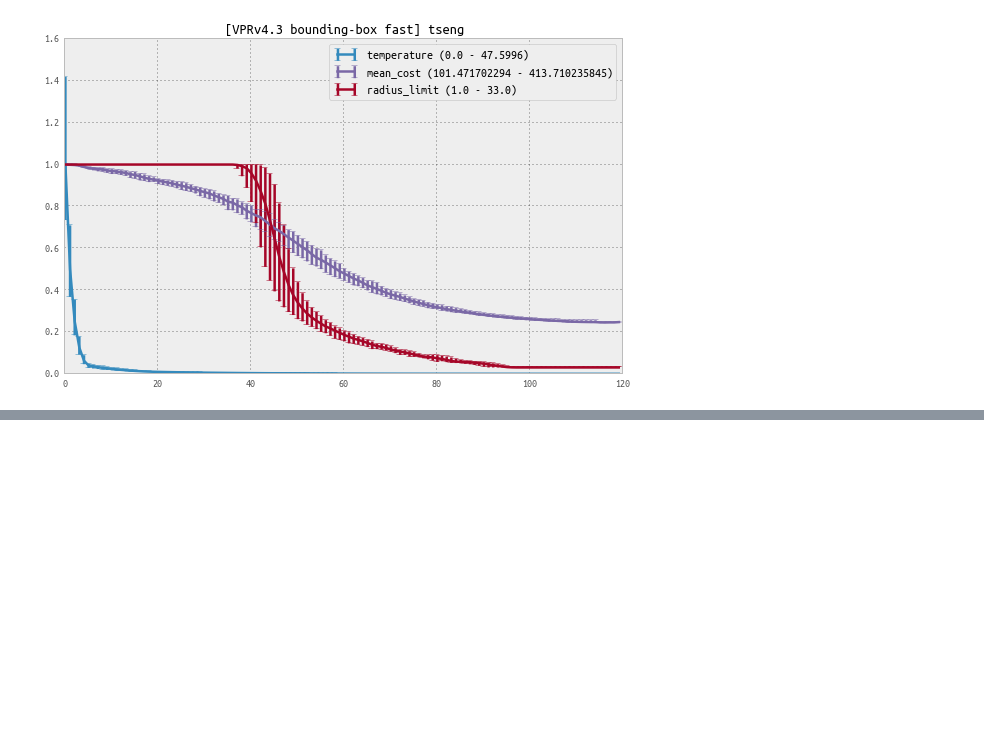
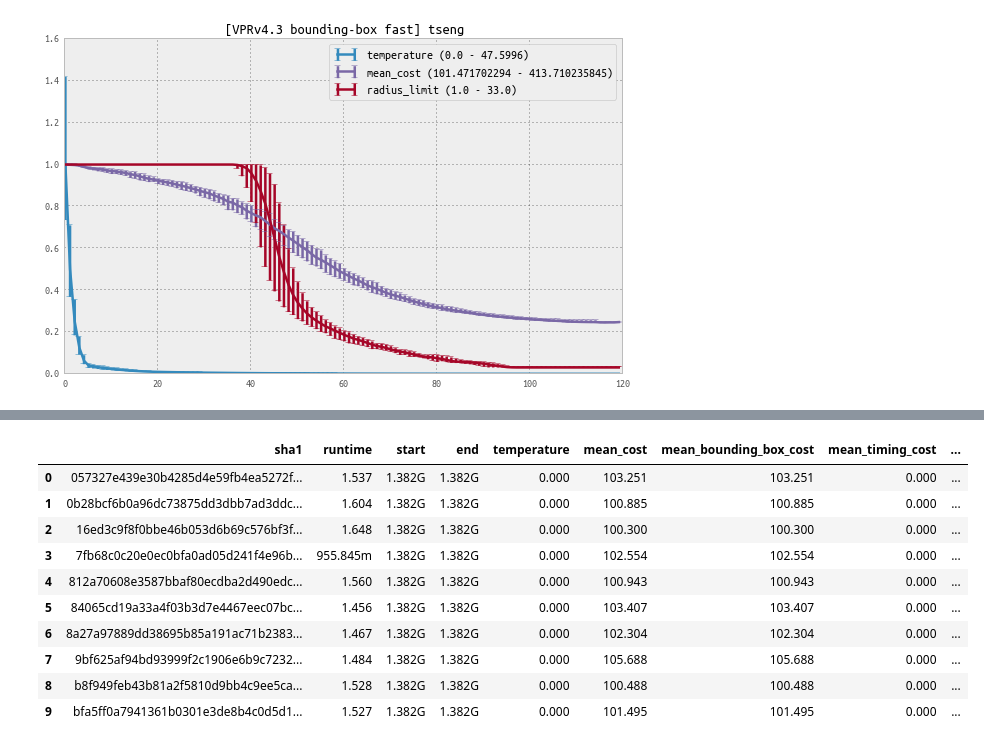
Before and after one commit to cfobel/cyvpr, a Jupyter notebook: notebooks/Place results.ipynb, the cells around one changed output, grey strips where cells are left out. Cells and saved outputs as stored; diff of their text form; code cells hidden in the pictures; blank space fills up the shorter version.

```diff
--- a/notebooks/Place results.ipynb
+++ b/notebooks/Place results.ipynb
@@ -240,0 +283,35 @@ legend()
+# %%
+config_short_labels = ('fast', 'not_fast')
+place_config_labels = ['VPRv4.3 bounding-box %s' % f
+                       for f in config_short_labels]
+h5fs = dict([(f, ts.open_file('../../synced_results/placed-results'
+                              '-%s-bounding_box.h5' % f))
+              for f in config_short_labels])
+
+net_file_namebase = 'tseng'
+net_file_results = dict([(f, getattr(h5f.root, net_file_namebase))
+                         for f, h5f in h5fs.iteritems()])
+placement_stats = dict([(f, n.placement_stats)
+                        for f, n in net_file_results.iteritems()])
+
+placement_results = {}
+for f, stats in placement_stats.iteritems():
+    data = np.array([(table._v_name[2:], table.cols.end[-1] - table.cols.start[0]) + tuple(table[-1])
+                     for table in stats],
+                    dtype=[('sha1', 'S40'), ('runtime', 'f8')]
+                    + table[0].dtype.descr)
+    placement_results[f] = pd.DataFrame(data)
+# %%
+placement_results['fast']
+# %% [output]
+|  | sha1 | runtime | start | end | temperature | mean_cost | mean_bounding_box_cost | mean_timing_cost | ... |
+| 0 | 057327e439e30b4285d4e59fb4ea5272f... | 1.537 | 1.382G | 1.382G | 0.000 | 103.251 | 103.251 | 0.000 | ... |
+| 1 | 0b28bcf6b0a96dc73875dd3dbb7ad3ddc... | 1.604 | 1.382G | 1.382G | 0.000 | 100.885 | 100.885 | 0.000 | ... |
+| 2 | 16ed3c9f8f0bbe46b053d6b69c576bf3f... | 1.648 | 1.382G | 1.382G | 0.000 | 100.300 | 100.300 | 0.000 | ... |
+| 3 | 7fb68c0c20e0ec0bfa0ad05d241f4e96b... | 955.845m | 1.382G | 1.382G | 0.000 | 102.554 | 102.554 | 0.000 | ... |
+| 4 | 812a70608e3587bbaf80ecdba2d490edc... | 1.560 | 1.382G | 1.382G | 0.000 | 100.943 | 100.943 | 0.000 | ... |
+| 5 | 84065cd19a33a4f03b3d7e4467eec07bc... | 1.456 | 1.382G | 1.382G | 0.000 | 103.407 | 103.407 | 0.000 | ... |
+| 6 | 8a27a97889dd38695b85a191ac71b2383... | 1.467 | 1.382G | 1.382G | 0.000 | 102.304 | 102.304 | 0.000 | ... |
+| 7 | 9bf625af94bd93999f2c1906e6b9c7232... | 1.484 | 1.382G | 1.382G | 0.000 | 105.688 | 105.688 | 0.000 | ... |
+| 8 | b8f949feb43b81a2f5810d9bb4c9ee5ca... | 1.528 | 1.382G | 1.382G | 0.000 | 100.488 | 100.488 | 0.000 | ... |
+| 9 | bfa5ff0a7941361b0301e3de8b4c0d5d1... | 1.527 | 1.382G | 1.382G | 0.000 | 101.495 | 101.495 | 0.000 | ... |
```
Also changed, not shown: parts of 16 cells of this notebook.
